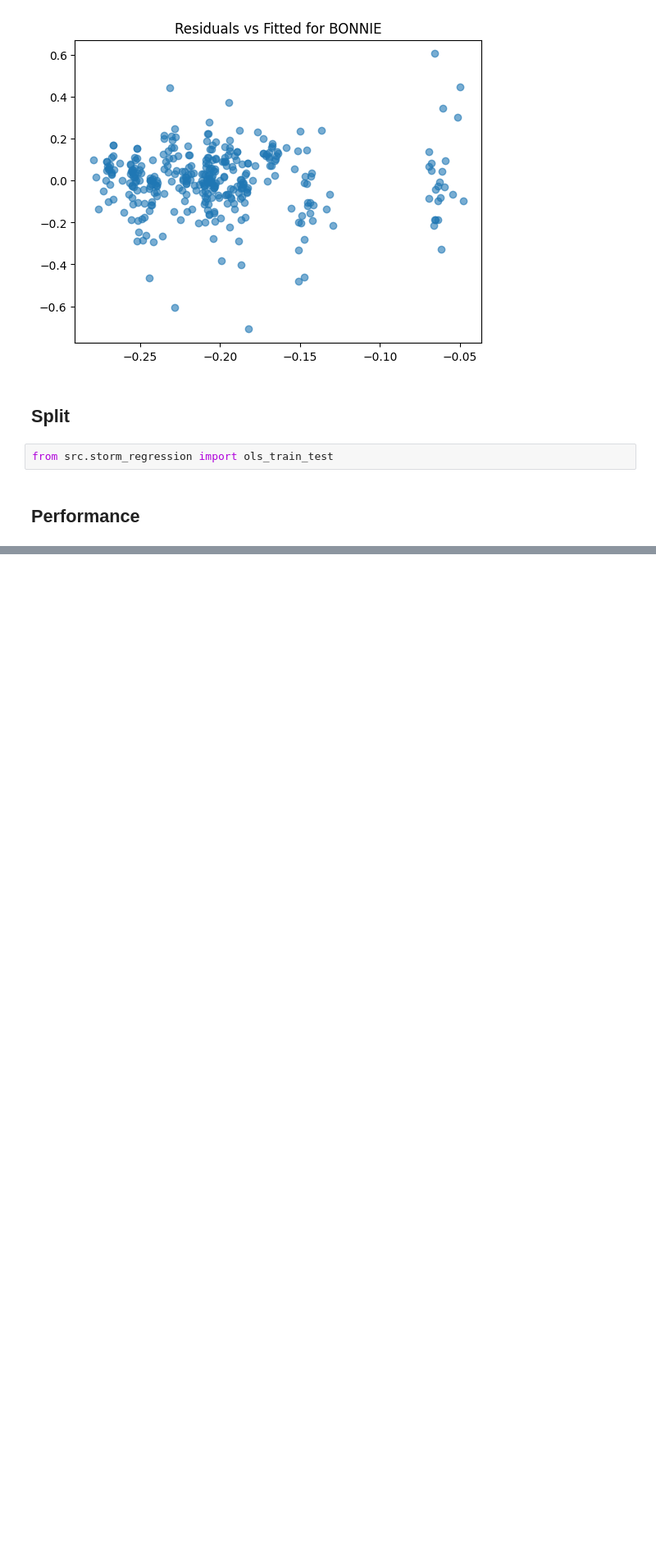
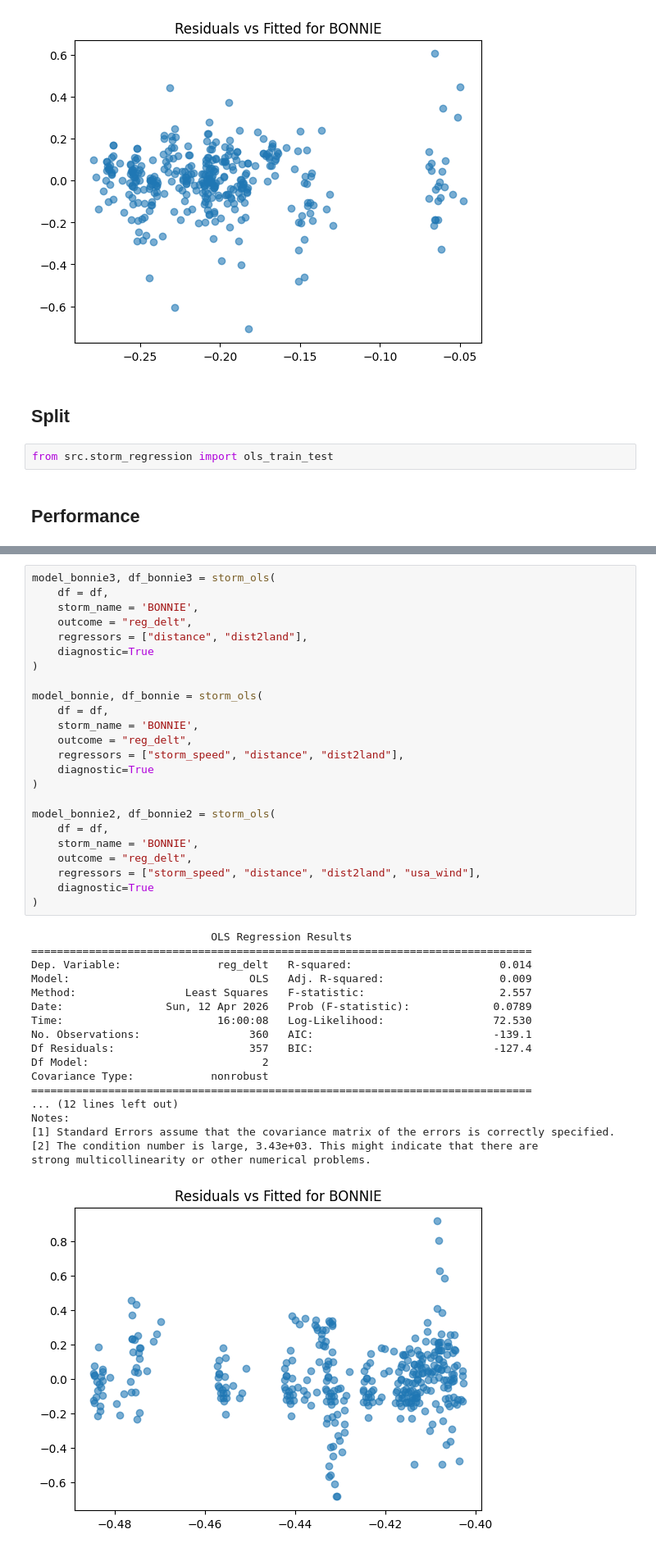
Before and after one commit to sofieappel/HurricanesAndGasPrices, a Jupyter notebook: reg.ipynb, the cells around one changed output, grey strips where cells are left out. Shown at 82% size. Cells and saved outputs as stored; diff of their text form; blank space fills up the shorter version.

Commit message:
more regression

```diff
--- a/reg.ipynb
+++ b/reg.ipynb
@@ -177,0 +180,43 @@ strong multicollinearity or other numerical problems.
+# %%
+model_bonnie3, df_bonnie3 = storm_ols(
+    df = df,
+    storm_name = 'BONNIE',
+    outcome = "reg_delt",
+    regressors = ["distance", "dist2land"],
+    diagnostic=True
+)
+
+model_bonnie, df_bonnie = storm_ols(
+    df = df,
+    storm_name = 'BONNIE',
+    outcome = "reg_delt",
+    regressors = ["storm_speed", "distance", "dist2land"],
+    diagnostic=True
+)
+
+model_bonnie2, df_bonnie2 = storm_ols(
+    df = df,
+    storm_name = 'BONNIE',
+    outcome = "reg_delt",
+    regressors = ["storm_speed", "distance", "dist2land", "usa_wind"],
+    diagnostic=True
+)
+# %% [output]
+                            OLS Regression Results
+==============================================================================
+Dep. Variable:               reg_delt   R-squared:                       0.014
+Model:                            OLS   Adj. R-squared:                  0.009
+Method:                 Least Squares   F-statistic:                     2.557
+Date:                Sun, 12 Apr 2026   Prob (F-statistic):             0.0789
+Time:                        16:00:08   Log-Likelihood:                 72.530
+No. Observations:                 360   AIC:                            -139.1
+Df Residuals:                     357   BIC:                            -127.4
+Df Model:                           2
+Covariance Type:            nonrobust
+==============================================================================
+... (12 lines left out)
+Notes:
+[1] Standard Errors assume that the covariance matrix of the errors is correctly specified.
+[2] The condition number is large, 3.43e+03. This might indicate that there are
+strong multicollinearity or other numerical problems.
+[figure, added]
```
Also changed, not shown: parts of 16 cells of this notebook, 1 other file.
